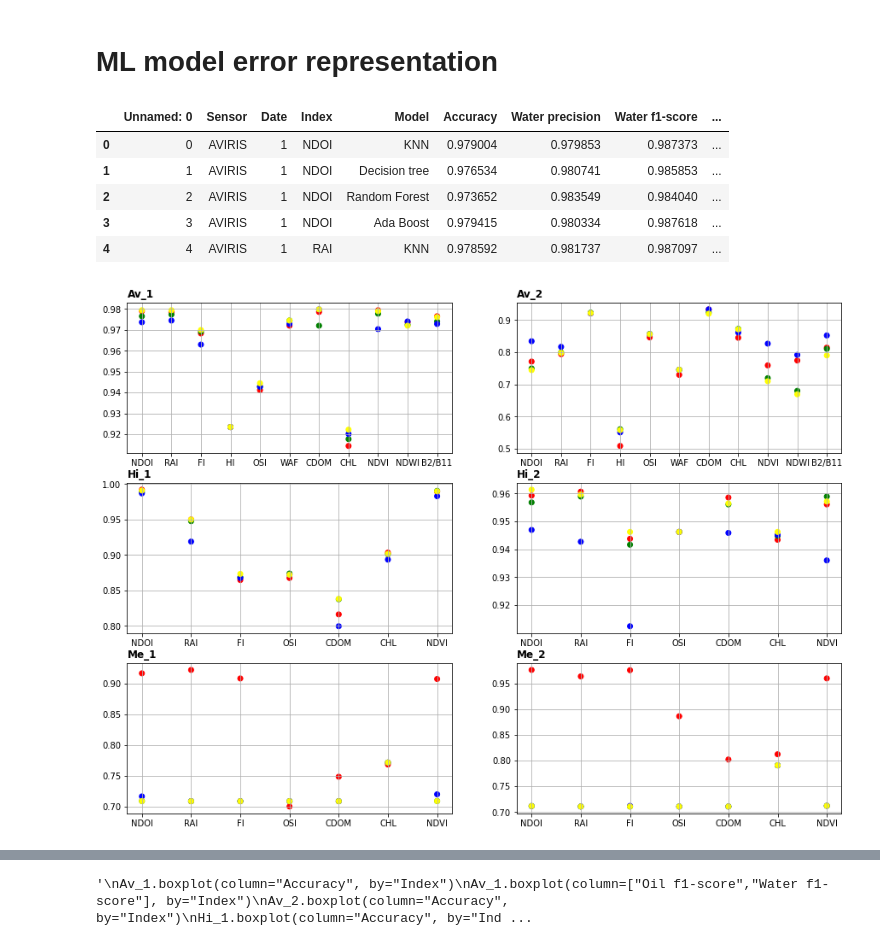
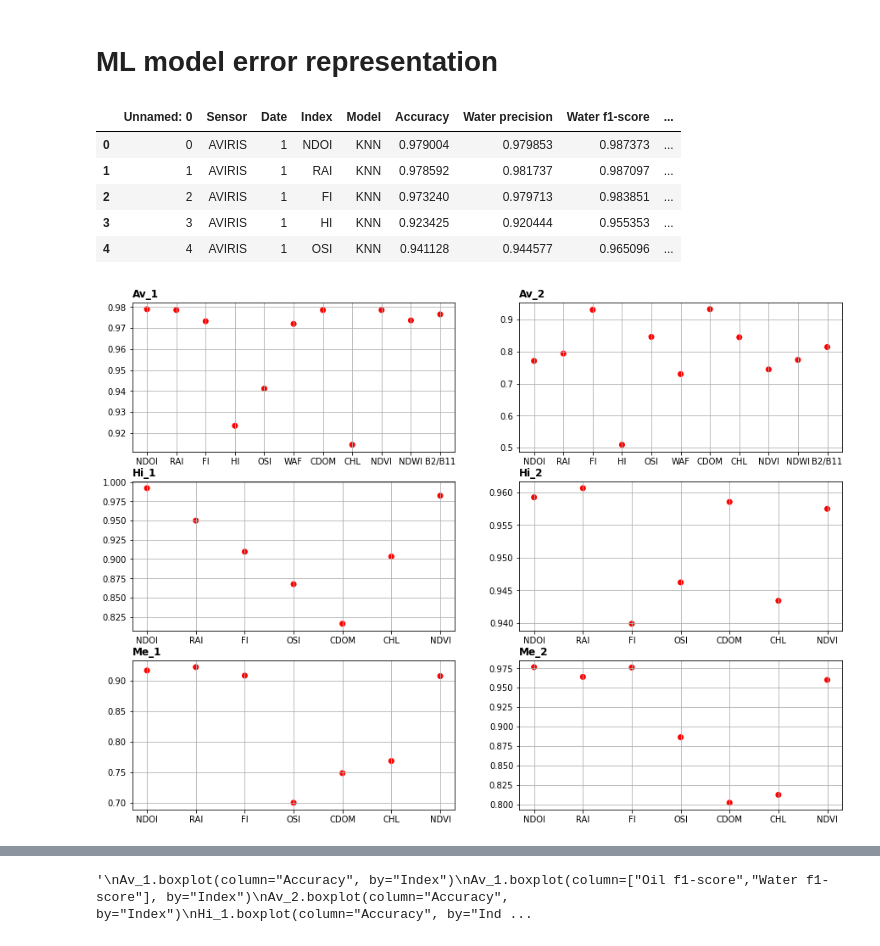
Before and after one commit to AmbarJade/NDOI-index, a Jupyter notebook: Error_representation.ipynb, the cells around one changed output, grey strips where cells are left out. Saved outputs shown, nothing was run; the diff lists cells and outputs as text; code cells hidden in the pictures.

```diff
--- a/Error_representation.ipynb
+++ b/Error_representation.ipynb
@@ -4,15 +4,15 @@
 import pandas as pd
 import matplotlib.pyplot as plt
 # %%
-df = pd.read_excel(r'data\df_2classes.xlsx')
+df = pd.read_excel(r'data\df_2classesNDVI.xlsx')
 df.head()
 # %% [output]
 |  | Unnamed: 0 | Sensor | Date | Index | Model | Accuracy | Water precision | Water f1-score | ... |
 | 0 | 0 | AVIRIS | 1 | NDOI | KNN | 0.979004 | 0.979853 | 0.987373 | ... |
-| 1 | 1 | AVIRIS | 1 | NDOI | Decision tree | 0.976534 | 0.980741 | 0.985853 | ... |
-| 2 | 2 | AVIRIS | 1 | NDOI | Random Forest | 0.973652 | 0.983549 | 0.984040 | ... |
-| 3 | 3 | AVIRIS | 1 | NDOI | Ada Boost | 0.979415 | 0.980334 | 0.987618 | ... |
-| 4 | 4 | AVIRIS | 1 | RAI | KNN | 0.978592 | 0.981737 | 0.987097 | ... |
+| 1 | 1 | AVIRIS | 1 | RAI | KNN | 0.978592 | 0.981737 | 0.987097 | ... |
+| 2 | 2 | AVIRIS | 1 | FI | KNN | 0.973240 | 0.979713 | 0.983851 | ... |
+| 3 | 3 | AVIRIS | 1 | HI | KNN | 0.923425 | 0.920444 | 0.955353 | ... |
+| 4 | 4 | AVIRIS | 1 | OSI | KNN | 0.941128 | 0.944577 | 0.965096 | ... |
 # %%
 Av_1 = df[(df.Sensor == "AVIRIS") & (df.Date == 1)]; Av_2 = df[(df.Sensor == "AVIRIS") & (df.Date == 2)]
 Hi_1 = df[(df.Sensor == "HICO") & (df.Date == 1)];   Hi_2 = df[(df.Sensor == "HICO") & (df.Date == 2)]
@@ -31,7 +31,7 @@ for i in range(0,len(images)):
     plt.title(title, fontweight='bold', fontsize=12, loc='left')
     plt.scatter(images[i]['Index'].tolist(), images[i]['Accuracy'].tolist(), marker='o', color = images[i].Model.map(col))
 # %% [output]
-[figure, old version]
+[figure, new version]
 # %%
 #plt.plot(x_val, y_val, marker='o', linestyle='--')
 #Av_1.plot.line(x = "Index", y = 'Accuracy', color = Av_1.Model.map(col))
```
Also changed, not shown: parts of 6 cells of this notebook, 2 other files.
